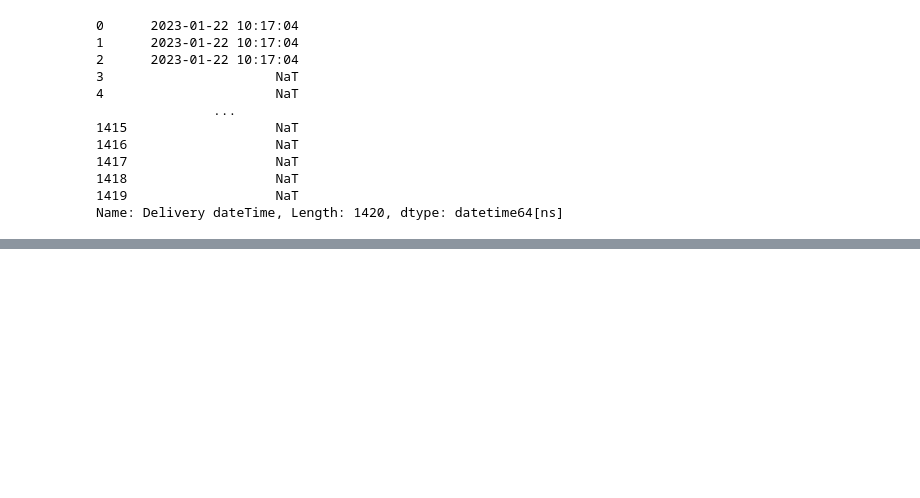
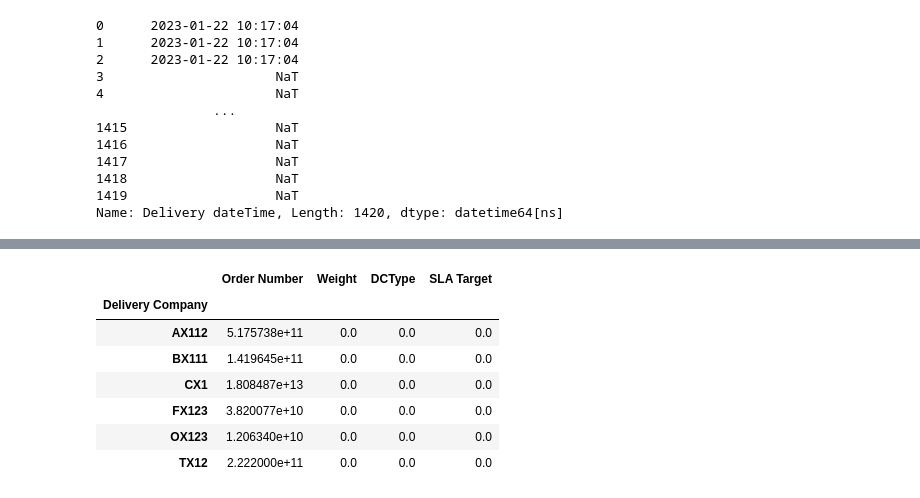
Before and after one commit to salama4ai/OTO-Dashboard, a Jupyter notebook: EDA.ipynb, the cells around one changed output, grey strips where cells are left out. Drawn from its saved outputs; the diff is of its cells as text; code cells hidden in the pictures; blank space fills up the shorter version.

```diff
--- a/EDA.ipynb
+++ b/EDA.ipynb
@@ -6,4 +6,5 @@ import seaborn as sns
 # %%
 pd.options.display.max_rows = 100
 pd.options.display.max_colwidth = 299
+pd.options.display.max_rows=5000
 # %%
@@ -201,0 +279,11 @@ Name: Delivery dateTime, Length: 1420, dtype: datetime64[ns]
+# %%
+df.groupby(["Delivery Company"]).sum()
+# %% [output]
+|  | Order Number | Weight | DCType | SLA Target |
+| Delivery Company |  |  |  |  |
+| AX112 | 5.175738e+11 | 0.0 | 0.0 | 0.0 |
+| BX111 | 1.419645e+11 | 0.0 | 0.0 | 0.0 |
+| CX1 | 1.808487e+13 | 0.0 | 0.0 | 0.0 |
+| FX123 | 3.820077e+10 | 0.0 | 0.0 | 0.0 |
+| OX123 | 1.206340e+10 | 0.0 | 0.0 | 0.0 |
+| TX12 | 2.222000e+11 | 0.0 | 0.0 | 0.0 |
```
Also changed, not shown: parts of 23 cells of this notebook, 1 other file.
